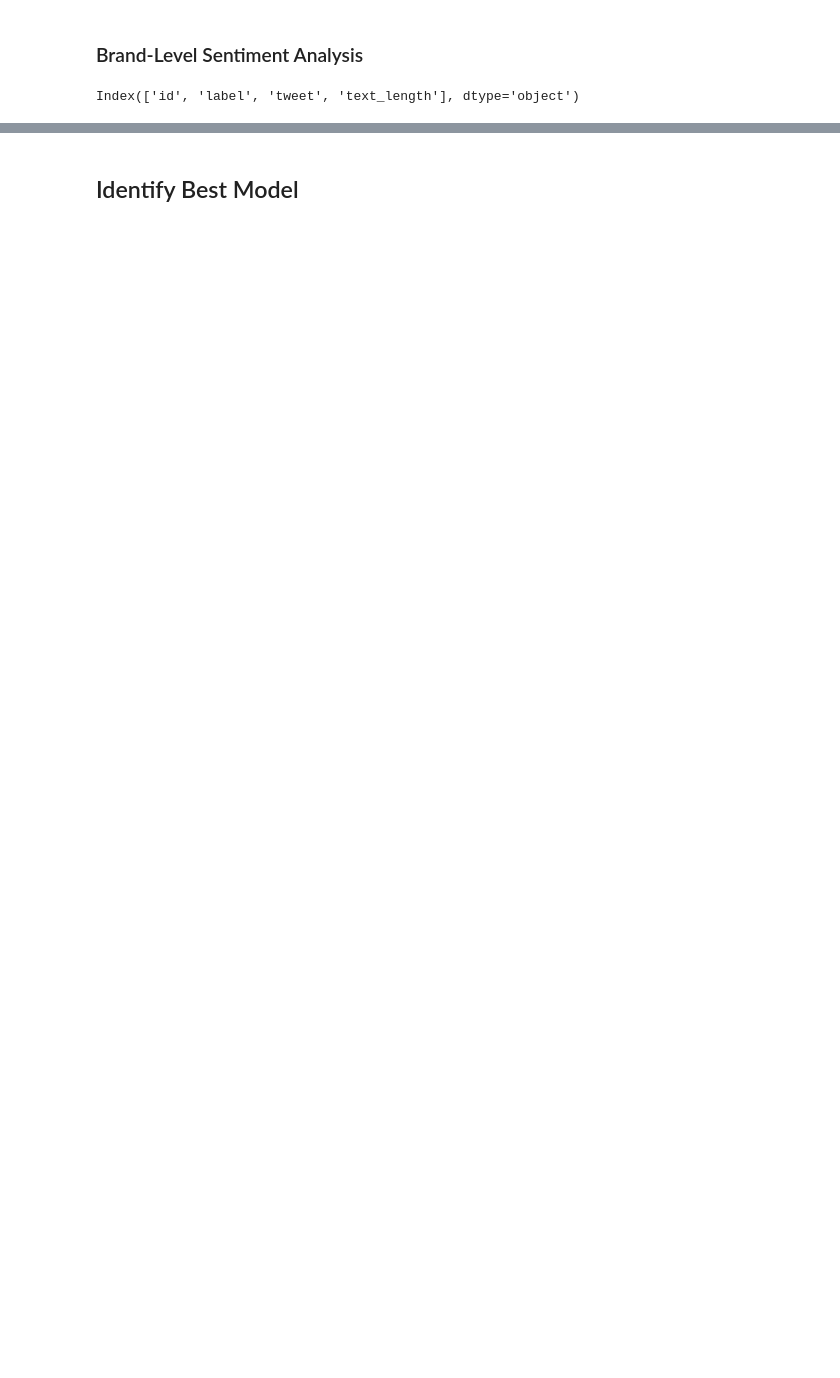
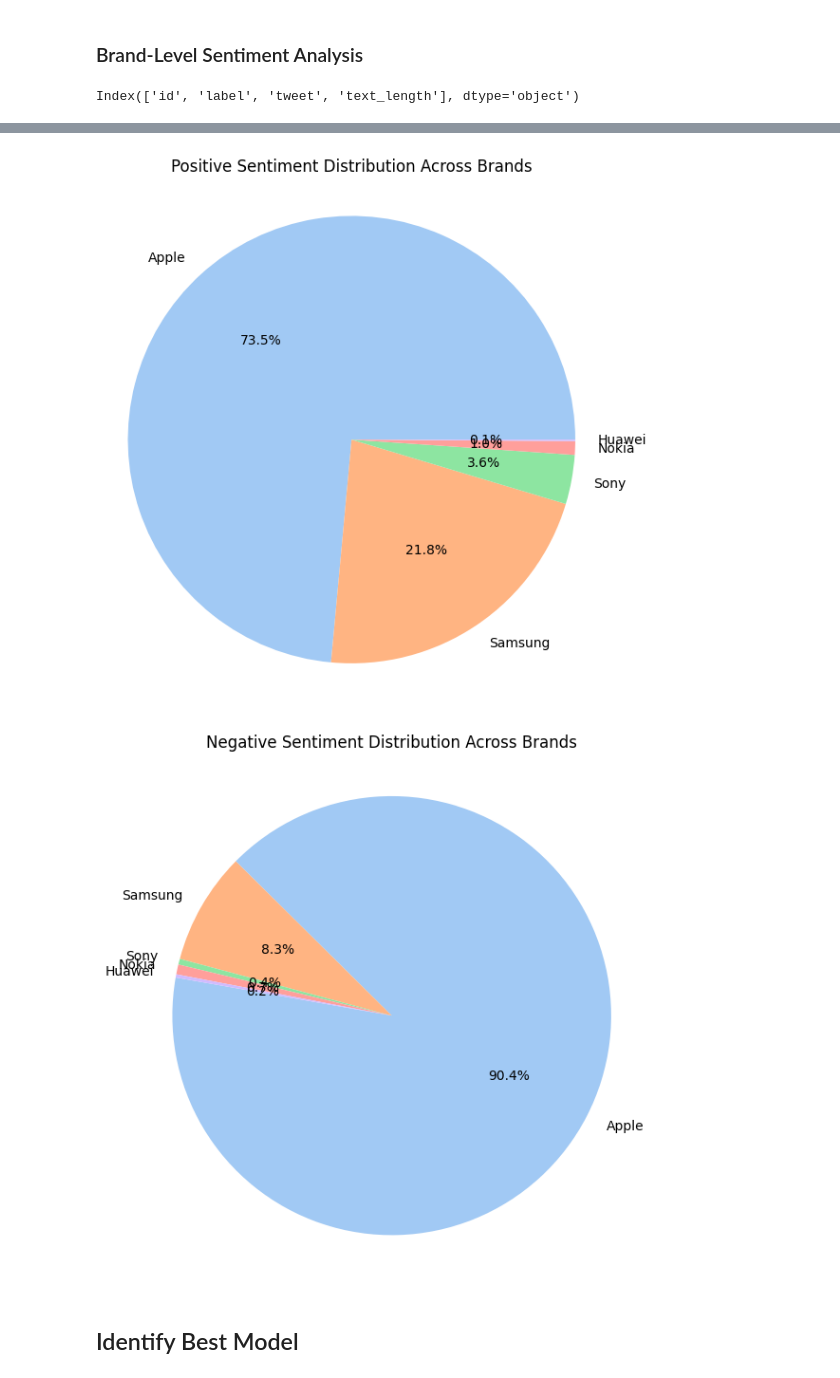
Before and after one commit to Darsha-rd/sentiment_analysis-_project, a Jupyter notebook: notebooks/02.model_building.ipynb, the cells around one changed output, grey strips where cells are left out. Cells and saved outputs as stored; diff of their text form; code cells hidden in the pictures; blank space fills up the shorter version.

```diff
--- a/notebooks/02.model_building.ipynb
+++ b/notebooks/02.model_building.ipynb
@@ -1319,3 +1353,38 @@ Huawei: Positive = 6, Negative = 4
+# %%
+positive_counts = {
+    'Apple': 4182,
+    'Samsung': 1241,
+    'Sony': 202,
+    'Nokia': 56,
+    'Huawei': 6
+}
+
+# Pie Chart for Positive Sentiment
+plt.figure(figsize=(6, 6))
+plt.pie(positive_counts.values(), labels=positive_counts.keys(), autopct='%1.1f%%', startangle=360, colors=sns.color_palette('pastel'))
+plt.title('Positive Sentiment Distribution Across Brands')
+plt.axis('equal')  # To make it circular
+plt.tight_layout()
+plt.show()
+
+negative_counts = {
+    'Apple': 1500,
+    'Samsung': 137,
+    'Sony': 7,
+    'Nokia': 12,
+    'Huawei': 4
+}
+
+# Pie Chart for Negative Sentiment
+plt.figure(figsize=(6, 6))
+plt.pie(negative_counts.values(), labels=negative_counts.keys(), autopct='%1.1f%%', startangle=170, colors=sns.color_palette('pastel'))
+plt.title('Negative Sentiment Distribution Across Brands')
+plt.axis('equal')
+plt.tight_layout()
+plt.show()
+# %% [output]
+[figure, added]
+[figure, added]
 # %% [markdown]
 ## Identify Best Model
 # %%
```
Also changed, not shown: parts of 47 cells of this notebook, 4 other files.
